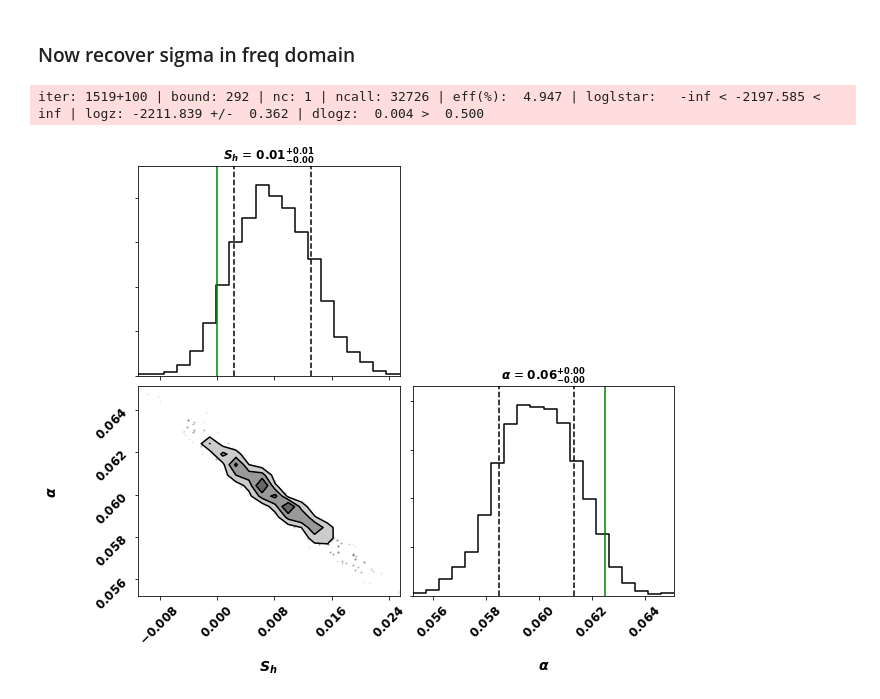
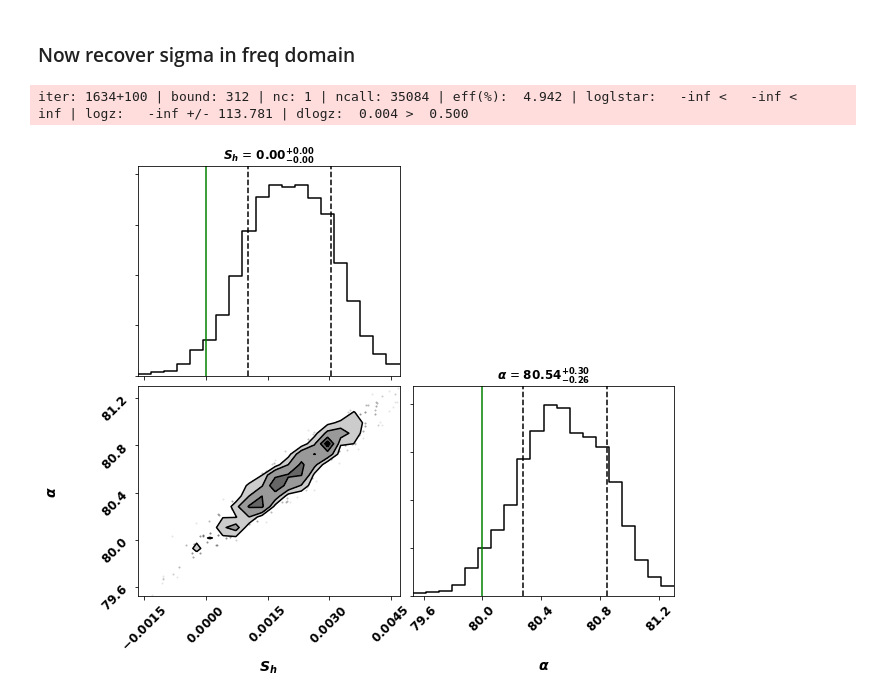
Before and after one commit to sharanbngr/blip, a Jupyter notebook: Notebooks/likelihood_sampler.ipynb, the cells around one changed output. Cells and saved outputs as stored; diff of their text form; code cells hidden in the pictures.

```diff
--- a/Notebooks/likelihood_sampler.ipynb
+++ b/Notebooks/likelihood_sampler.ipynb
@@ -99,7 +99,7 @@ class Bayes():
 
         alpha, Sh = theta
 
-        return (-5+10*alpha, 2*Sh)
+        return (-5+10*alpha, 2*self.psd_theor*Sh)
 
     ## likelihood
     def loglike(self, theta):
@@ -114,7 +114,7 @@ class Bayes():
 # %%
 def analysis(dur=10):
 
-    spectra = Bayes(tsig=4, fmin=2, fmax=250, fs=512, dur=dur)
+    spectra = Bayes(tsig=4, fmin=1e-4, fmax=1e-1, fs=0.4, dur=dur)
 
     parameters = [r'$S_h$', r'$\alpha$']
     npar = len(parameters)
@@ -154,7 +154,7 @@ def analysis(dur=10):
 
 ##################################################
 # %%
-analysis(dur=150)
+analysis(dur=1e7)
 # %% [output]
-iter: 1519+100 | bound: 292 | nc: 1 | ncall: 32726 | eff(%):  4.947 | loglstar:   -inf < -2197.585 <    inf | logz: -2211.839 +/-  0.362 | dlogz:  0.004 >  0.500
+iter: 1634+100 | bound: 312 | nc: 1 | ncall: 35084 | eff(%):  4.942 | loglstar:   -inf <   -inf <    inf | logz:   -inf +/- 113.781 | dlogz:  0.004 >  0.500
-[figure, old version]
+[figure, new version]
```
Also changed, not shown: 6 other files.
